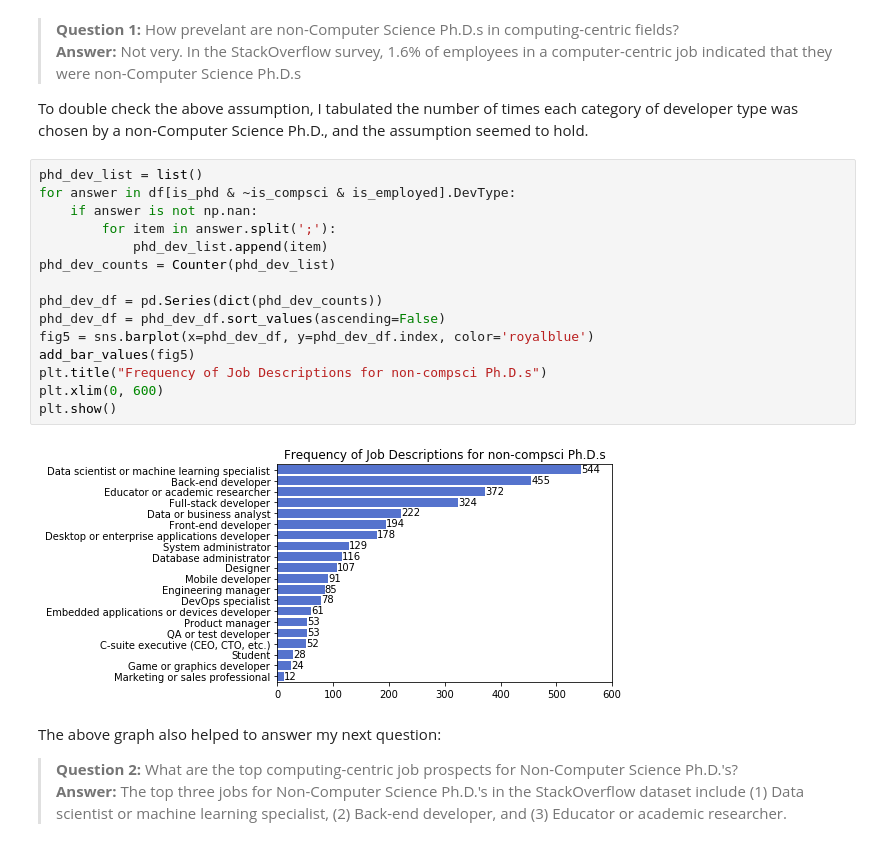
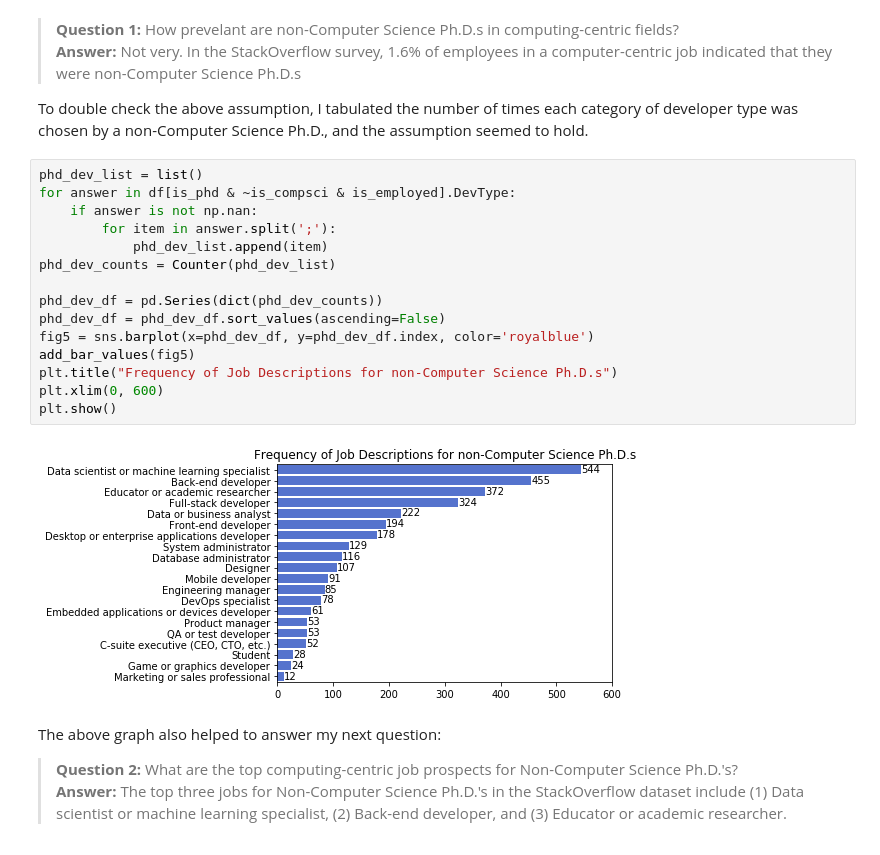
Before and after one commit to joshtice/stackoverflow2018, a Jupyter notebook: joshtice_stackoverflow_analysis.ipynb, the cells around one changed output. Saved outputs shown, nothing was run; the diff lists cells and outputs as text.

```diff
--- a/joshtice_stackoverflow_analysis.ipynb
+++ b/joshtice_stackoverflow_analysis.ipynb
@@ -195,20 +195,20 @@ To double check the above assumption, I tabulated the number of times each categ
 # %%
 phd_dev_list = list()
 for answer in df[is_phd & ~is_compsci & is_employed].DevType:
     if answer is not np.nan:
         for item in answer.split(';'):
             phd_dev_list.append(item)
 phd_dev_counts = Counter(phd_dev_list)
 
 phd_dev_df = pd.Series(dict(phd_dev_counts))
 phd_dev_df = phd_dev_df.sort_values(ascending=False)
 fig5 = sns.barplot(x=phd_dev_df, y=phd_dev_df.index, color='royalblue')
 add_bar_values(fig5)
-plt.title("Frequency of Job Descriptions for non-compsci Ph.D.s")
+plt.title("Frequency of Job Descriptions for non-Computer Science Ph.D.s")
 plt.xlim(0, 600)
 plt.show()
 # %% [output]
-[figure, old version]
+[figure, new version]
 # %% [markdown]
 The above graph also helped to answer my next question:
 
```
Also changed, not shown: parts of 17 cells of this notebook.
